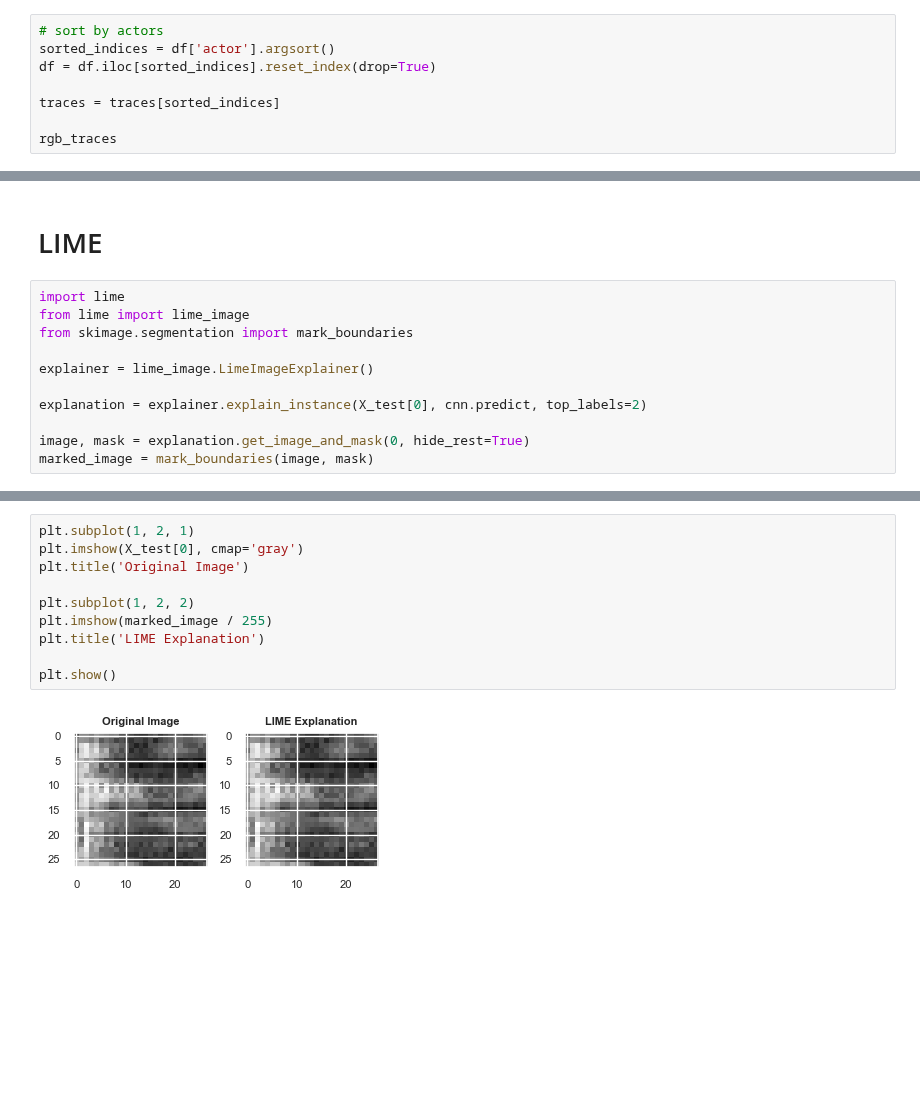
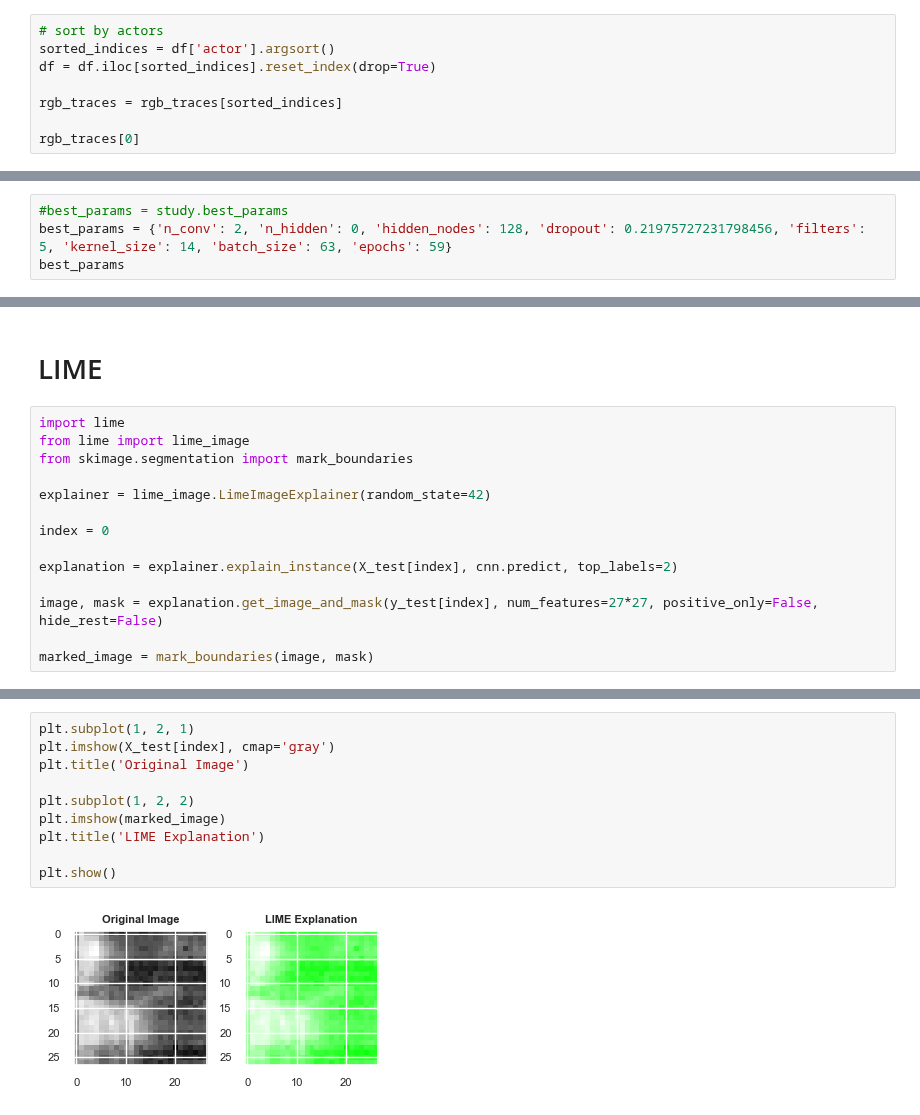
Before and after one commit to djanloo/DM2, a Jupyter notebook: TimeSeries/explainability.ipynb, the cells around one changed output, grey strips where cells are left out. Cells and saved outputs as stored; diff of their text form; blank space fills up the shorter version.

```diff
--- a/TimeSeries/explainability.ipynb
+++ b/TimeSeries/explainability.ipynb
@@ -90,7 +90,7 @@ plt.show()
 sorted_indices = df['actor'].argsort()
 df = df.iloc[sorted_indices].reset_index(drop=True)
 
-traces = traces[sorted_indices]
+rgb_traces = rgb_traces[sorted_indices]
 
-rgb_traces
+rgb_traces[0]
 # %% [output]
@@ -237,0 +221,4 @@ best_params
+# %%
+#best_params = study.best_params
+best_params = {'n_conv': 2, 'n_hidden': 0, 'hidden_nodes': 128, 'dropout': 0.21975727231798456, 'filters': 5, 'kernel_size': 14, 'batch_size': 63, 'epochs': 59}
+best_params
@@ -307,10 +306,13 @@ import lime
 from lime import lime_image
 from skimage.segmentation import mark_boundaries
 
-explainer = lime_image.LimeImageExplainer()
+explainer = lime_image.LimeImageExplainer(random_state=42)
 
-explanation = explainer.explain_instance(X_test[0], cnn.predict, top_labels=2)
+index = 0
 
-image, mask = explanation.get_image_and_mask(0, hide_rest=True)
+explanation = explainer.explain_instance(X_test[index], cnn.predict, top_labels=2)
+
+image, mask = explanation.get_image_and_mask(y_test[index], num_features=27*27, positive_only=False, hide_rest=False)
+
 marked_image = mark_boundaries(image, mask)
 # %% [output]
@@ -334,12 +336,12 @@ marked_image = mark_boundaries(image, mask)
 # %%
 plt.subplot(1, 2, 1)
-plt.imshow(X_test[0], cmap='gray')
+plt.imshow(X_test[index], cmap='gray')
 plt.title('Original Image')
 
 plt.subplot(1, 2, 2)
-plt.imshow(marked_image / 255)
+plt.imshow(marked_image)
 plt.title('LIME Explanation')
 
 plt.show()
 # %% [output]
-[figure, old version]
+[figure, new version]
```
Also changed, not shown: parts of 11 cells of this notebook.
